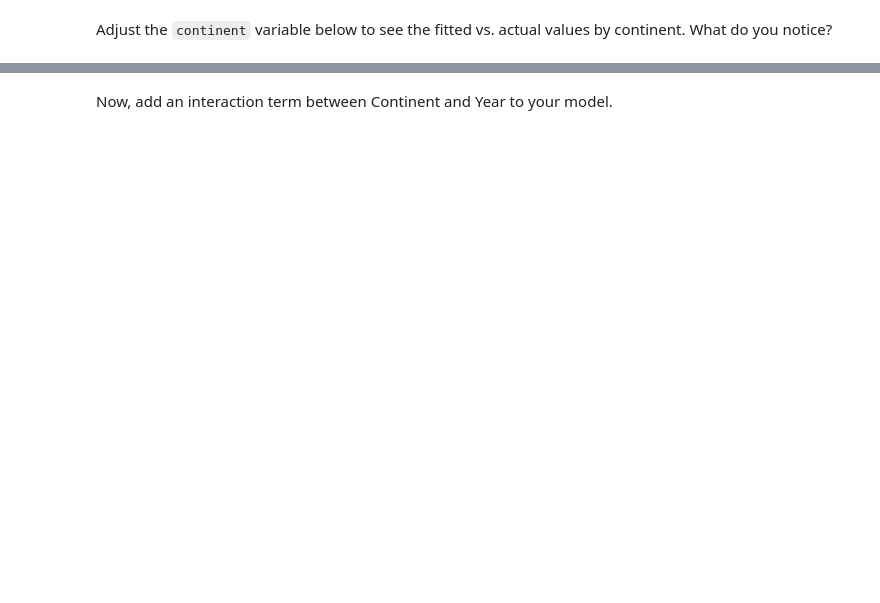
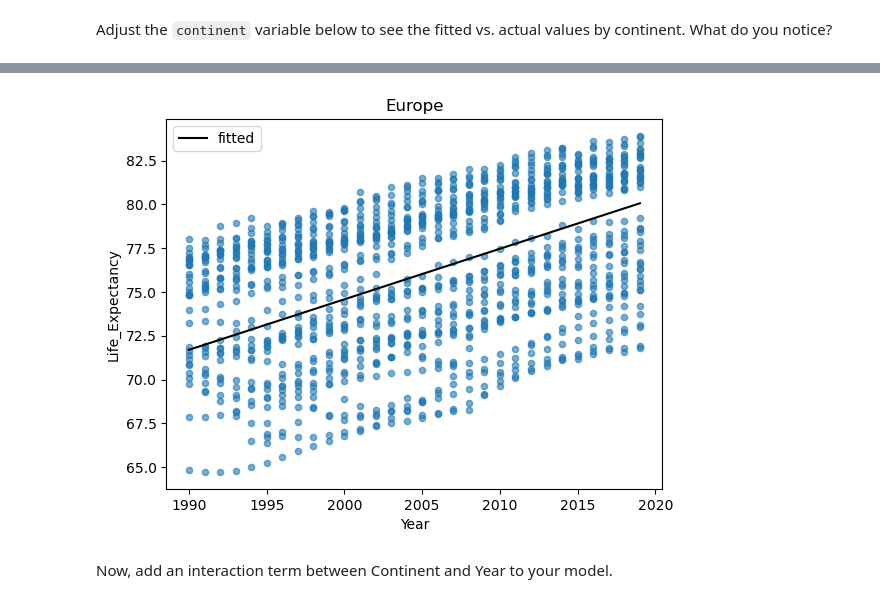
Before and after one commit to nss-data-science-cohort-7/linear-regression-practice-marieljum, a Jupyter notebook: notebooks/StatisticalModeling_Pt1_LinearRegression.ipynb, the cells around one changed output, grey strips where cells are left out. Drawn from its saved outputs; the diff is of its cells as text; code cells hidden in the pictures; blank space fills up the shorter version.

```diff
--- a/notebooks/StatisticalModeling_Pt1_LinearRegression.ipynb
+++ b/notebooks/StatisticalModeling_Pt1_LinearRegression.ipynb
@@ -212,0 +249,3 @@ lm_continent.summary()
+# %%
+lm_continent = smf.ols('Life_Expectancy ~ I(Year - 1990) + Continent', data = gdp_le).fit()
+lm_continent.summary()
@@ -242,3 +324,24 @@ fit_df.plot(x = 'Year', y = 'fitted', ax = ax, color = 'black', label = 'fitted'
+# %%
+continent = 'Europe'
+
+sub_df = gdp_le[gdp_le['Continent'] == continent]
+
+ax = sub_df.plot(x = 'Year',
+                 y = 'Life_Expectancy',
+                 kind = 'scatter',
+                 title = continent,
+                 alpha = 0.6)
+
+fit_df = pd.DataFrame({
+    'Year': np.linspace(start = sub_df['Year'].min(),
+                                  stop = sub_df['Year'].max()
+                                 ),
+    'Continent': continent
+})
+fit_df['fitted'] = lm_continent.predict(fit_df)
+fit_df.plot(x = 'Year', y = 'fitted', ax = ax, color = 'black', label = 'fitted');
+# %% [output]
+[figure, added]
 # %% [markdown]
 Now, add an interaction term between Continent and Year to your model.
 # %%
```
Also changed, not shown: parts of 26 cells of this notebook.
